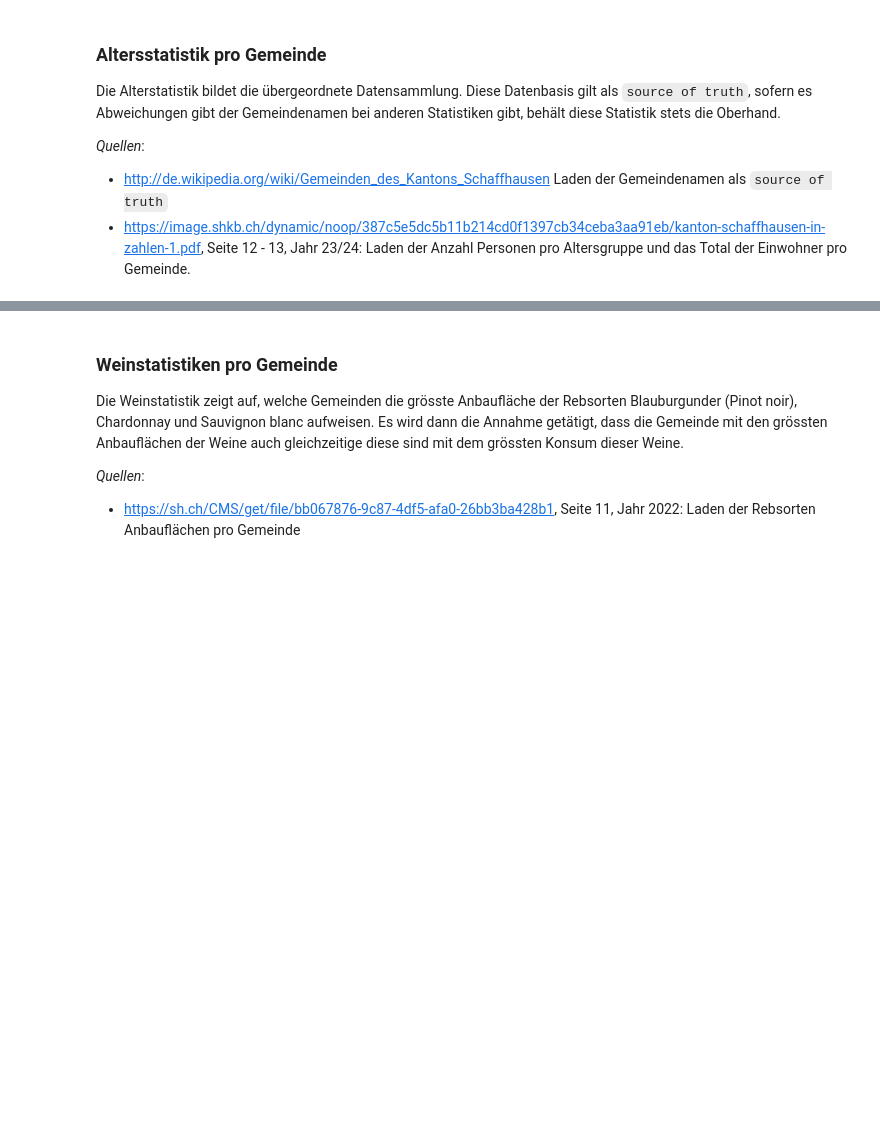
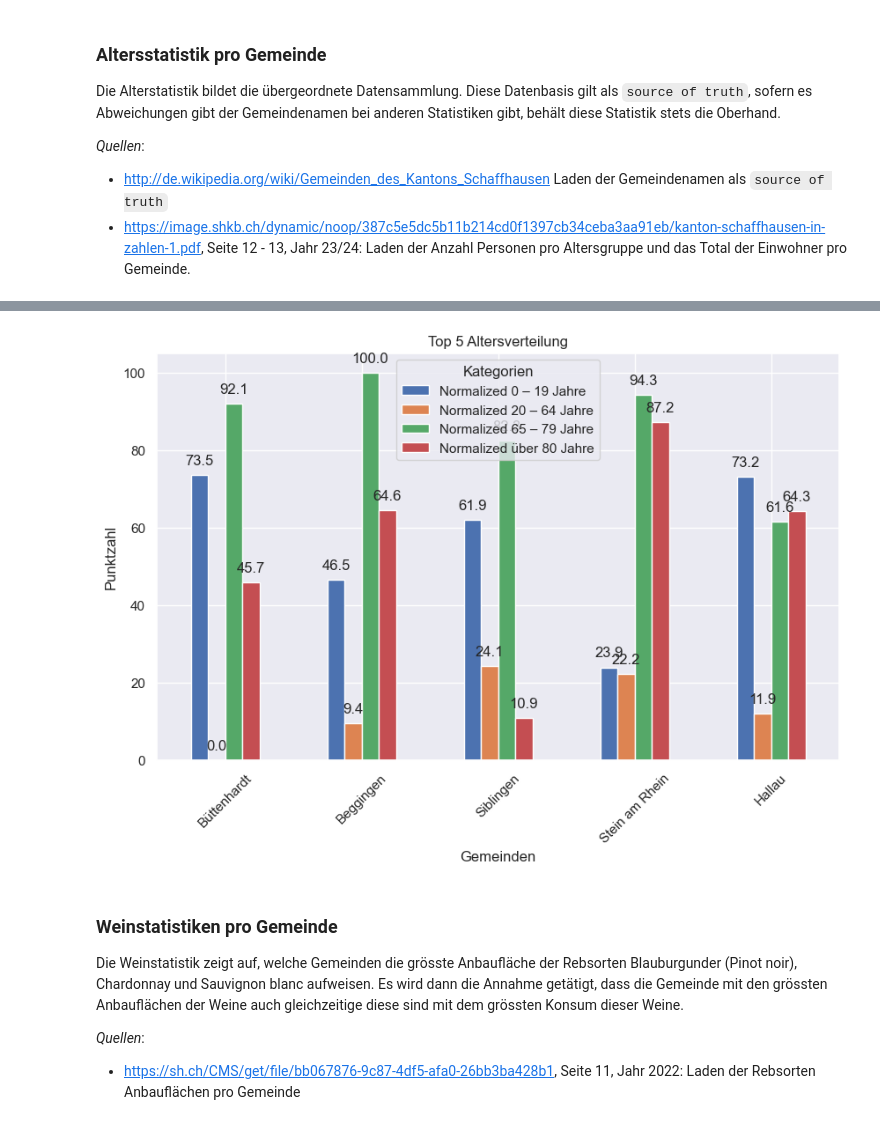
Before and after one commit to janzimmermann1/dawr-assessment-1, a Jupyter notebook: Assignment1.ipynb, the cells around one changed output, grey strips where cells are left out. Cells and saved outputs as stored; diff of their text form; code cells hidden in the pictures; blank space fills up the shorter version.

```diff
--- a/Assignment1.ipynb
+++ b/Assignment1.ipynb
@@ -87,3 +107,20 @@ df_main_final = df_main_merged.iloc[:, [0,5]]
+# %%
+# Plot des Balkendiagramms
+plt.rcParams['figure.figsize'] = [10, 6]
+ax = df_main_merged.head().iloc[:, :-1].plot(kind='bar',x='Gemeinde')
+ax.set_ylabel('Punktzahl')
+ax.set_xlabel('Gemeinden')
+ax.set_title('Top 5 Altersverteilung')
+plt.xticks(rotation=45)
+plt.legend(title='Kategorien')
+
+# Zeige die Werte für jede Säule
+for i in ax.patches:
+    ax.text(i.get_x() + i.get_width() / 2, i.get_height() + 2, str(round(i.get_height(), 1)), ha='center', va='bottom')
+
+plt.show()
+# %% [output]
+[figure, added]
 # %% [markdown]
 ### Weinstatistiken pro Gemeinde
 Die Weinstatistik zeigt auf, welche Gemeinden die grösste Anbaufläche der Rebsorten Blauburgunder (Pinot noir), Chardonnay und Sauvignon blanc aufweisen. Es wird dann die Annahme getätigt, dass die Gemeinde mit den grössten Anbauflächen der Weine auch gleichzeitige diese sind mit dem grössten Konsum dieser Weine.
```
Also changed, not shown: parts of 9 cells of this notebook.
